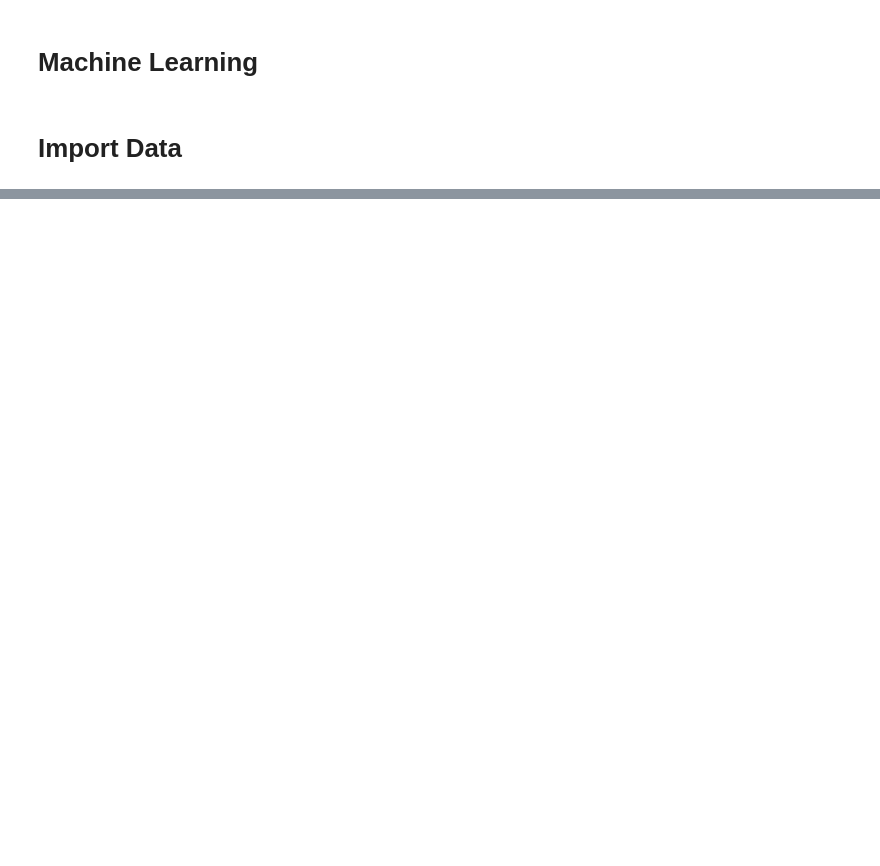
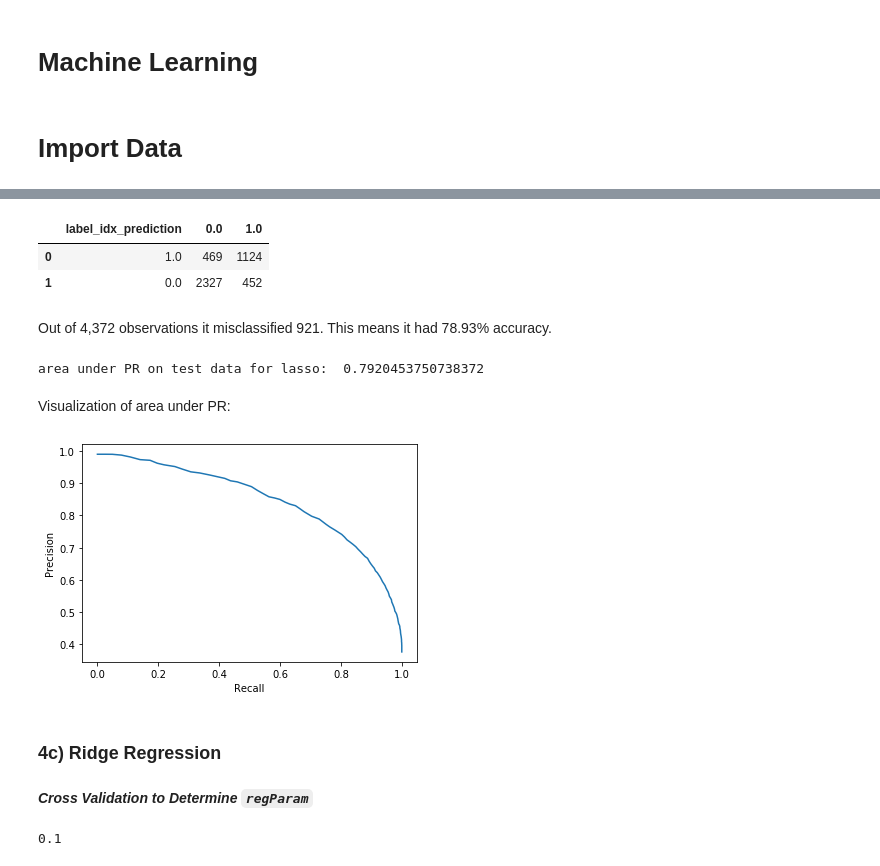
Before and after one commit to mingzhouzhu22/PSTAT135_FinalProject, a Jupyter notebook: MachineLearning.ipynb, the cells around one changed output, grey strips where cells are left out. Cells and saved outputs as stored; diff of their text form; code cells hidden in the pictures; blank space fills up the shorter version.

```diff
--- a/MachineLearning.ipynb
+++ b/MachineLearning.ipynb
@@ -49,0 +328,37 @@ class_eval =  BinaryClassificationEvaluator().setLabelCol('label_idx').setMetric
+# %%
+# create the final model
+lasso = LogisticRegression(featuresCol='count_vec', labelCol='label_idx', elasticNetParam=1, regParam=0.001)
+# train the model
+lasso_model = lasso.fit(train)
+# obtain predictions for test
+test_lasso = lasso_model.transform(test)
+# %%
+# create confusion matrix
+confusion_matrix_lasso = test_lasso.select('label_idx','prediction')
+# ‘label’ is row and ‘prediction’ is column
+confusion_matrix_lasso.stat.crosstab('label_idx','prediction').toPandas()
+# %% [output]
+|  | label_idx_prediction | 0.0 | 1.0 |
+| 0 | 1.0 | 469 | 1124 |
+| 1 | 0.0 | 2327 | 452 |
+# %% [markdown]
+Out of 4,372 observations it misclassified 921. This means it had 78.93% accuracy.
+# %%
+# test error
+test_error_lasso = class_eval.evaluate(test_lasso)
+print("area under PR on test data for lasso: ", test_error_lasso)
+# %% [output]
+area under PR on test data for lasso:  0.7920453750738372
+# %% [markdown]
+Visualization of area under PR:
+# %%
+logistic_summary_lasso = lasso_model.summary
+
+# Precision-Recall Curve
+pr2 = logistic_summary_lasso.pr.toPandas()
+plt.plot(pr2['recall'],pr2['precision'])
+plt.ylabel('Precision')
+plt.xlabel('Recall')
+plt.show()
+# %% [output]
+[figure, added]
@@ -49,0 +372,4 @@ class_eval =  BinaryClassificationEvaluator().setLabelCol('label_idx').setMetric
+# %% [markdown]
+### 4c) Ridge Regression
+# %% [markdown]
+***Cross Validation to Determine `regParam`***
@@ -49,0 +387,9 @@ class_eval =  BinaryClassificationEvaluator().setLabelCol('label_idx').setMetric
+# %%
+# run cross validation
+cv_ridge_model_1 = cv_ridge_1.fit(train)
+# get best model
+best_ridge_1 = cv_ridge_model_1.bestModel
+# output best parameter
+best_ridge_1._java_obj.getRegParam()
+# %% [output]
+0.1
```
Also changed, not shown: parts of 78 cells of this notebook, 7 other files.
